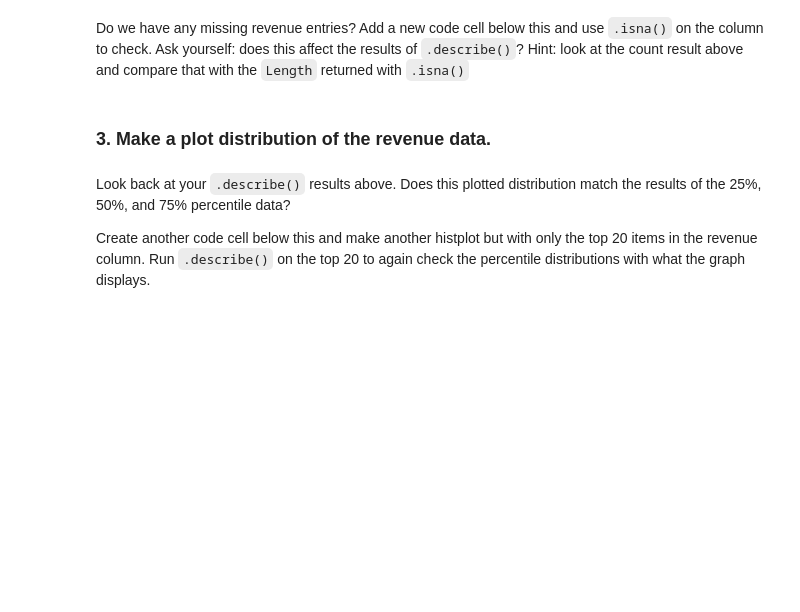
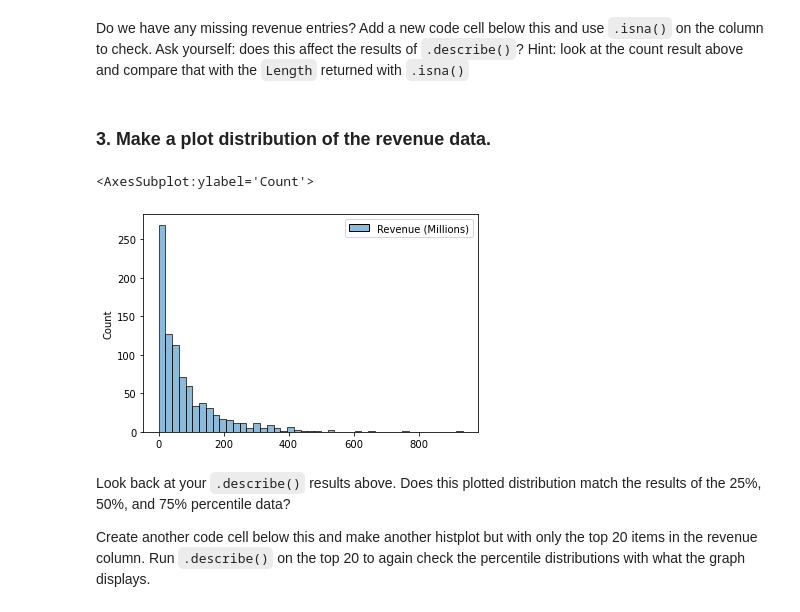
Before and after one commit to Cnidhi82/EDA_pt2_studio, a Jupyter notebook: EDApt2-Studio.ipynb, the cells around one changed output. Drawn from its saved outputs; the diff is of its cells as text; code cells hidden in the pictures; blank space fills up the shorter version.

```diff
--- a/EDApt2-Studio.ipynb
+++ b/EDApt2-Studio.ipynb
@@ -19,5 +19,6 @@ import seaborn as sns
 import numpy as np
 
 # create your data variabe using .read_csv
-# its working
+df = pd.read_csv('IMDB-Movie-Data.csv')
 # get reaquainted with the data by viewing the first 5 rows
+df.head()
@@ -54,8 +150,13 @@ Hint: look at the count result above and compare that with the ``Length`` return
 # %%
 # use sns.histplot to get a birds eye view of the revenue distribution
 # Note: the refernce article plots Cholesterol data with ``distplot`` but we recieve
 # a deprecation warning so we've switched it with ``histplot``. The resulting graph is
 # virtually the same.
+revenue = df[["Revenue (Millions)"]]
+sns.histplot(revenue.dropna())
+# %% [output]
+<AxesSubplot:ylabel='Count'>
+[figure, added]
 # %% [markdown]
 Look back at your ``.describe()`` results above. Does this plotted distribution match the results of the 25%, 50%, and 75% percentile data?
 
```
Also changed, not shown: parts of 15 cells of this notebook.
